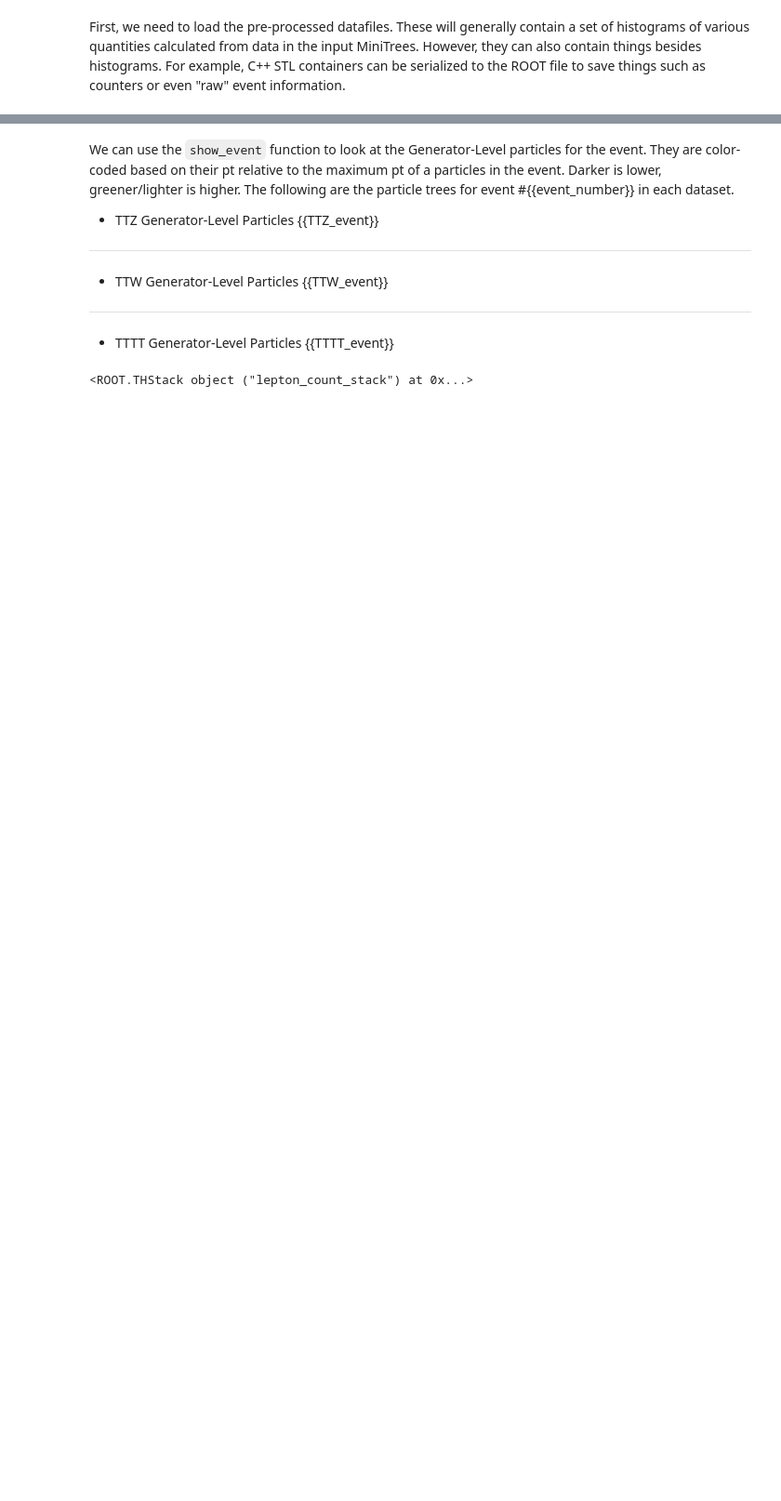
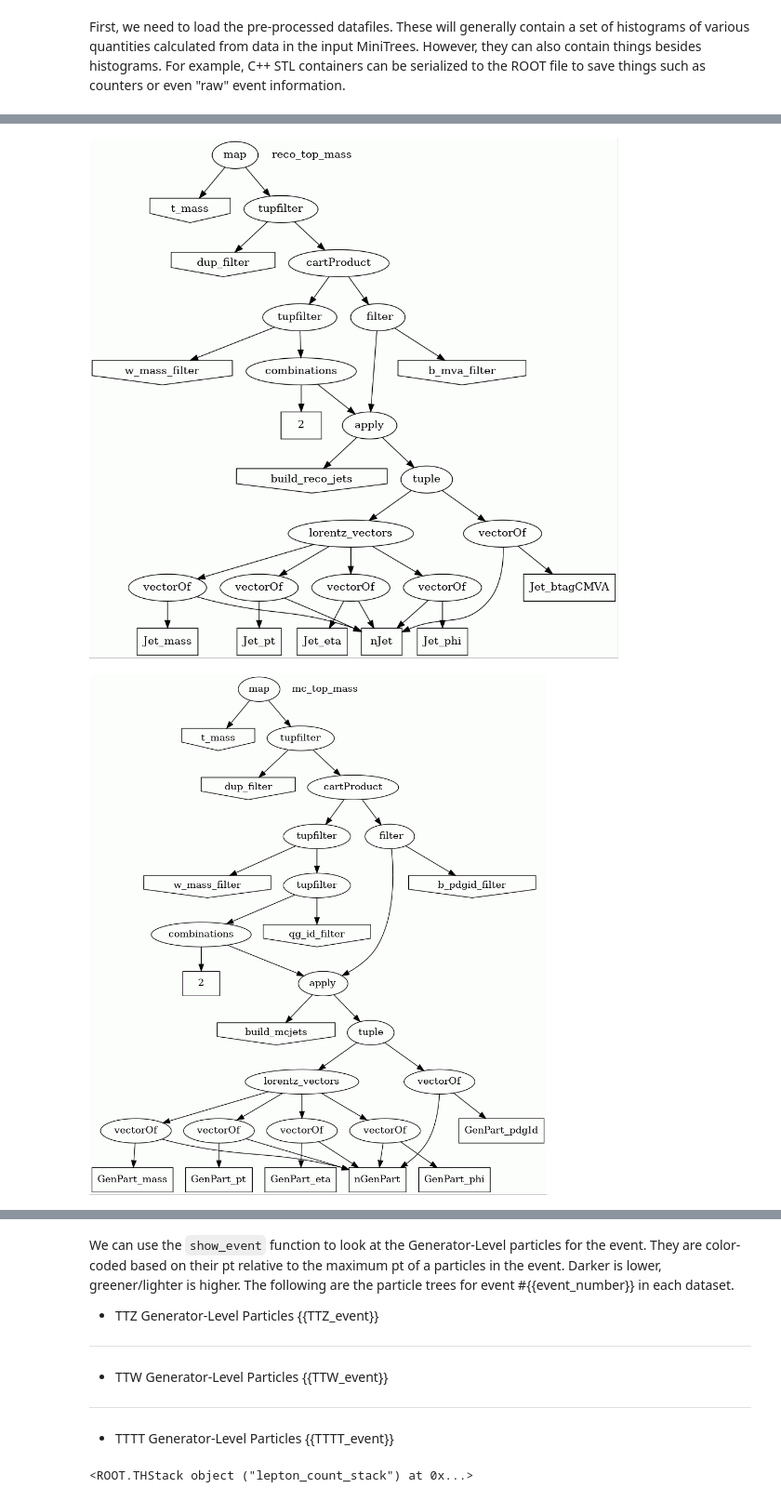
Before and after one commit to cfangmeier/TTTT, a Jupyter notebook: python/TTTT_Analysis.ipynb, the cells around one changed output, grey strips where cells are left out. Shown at 93% size. Cells and saved outputs as stored; diff of their text form; code cells hidden in the pictures; blank space fills up the shorter version.

```diff
--- a/python/TTTT_Analysis.ipynb
+++ b/python/TTTT_Analysis.ipynb
@@ -34,0 +55,6 @@ CANVAS.Draw()
+# %%
+display(show_value(hists_TTTT.reco_top_mass))
+display(show_value(hists_TTTT.mc_top_mass))
+# %% [output]
+[figure, added]
+[figure, added]
```
Also changed, not shown: parts of 21 cells of this notebook, 19 other files.
